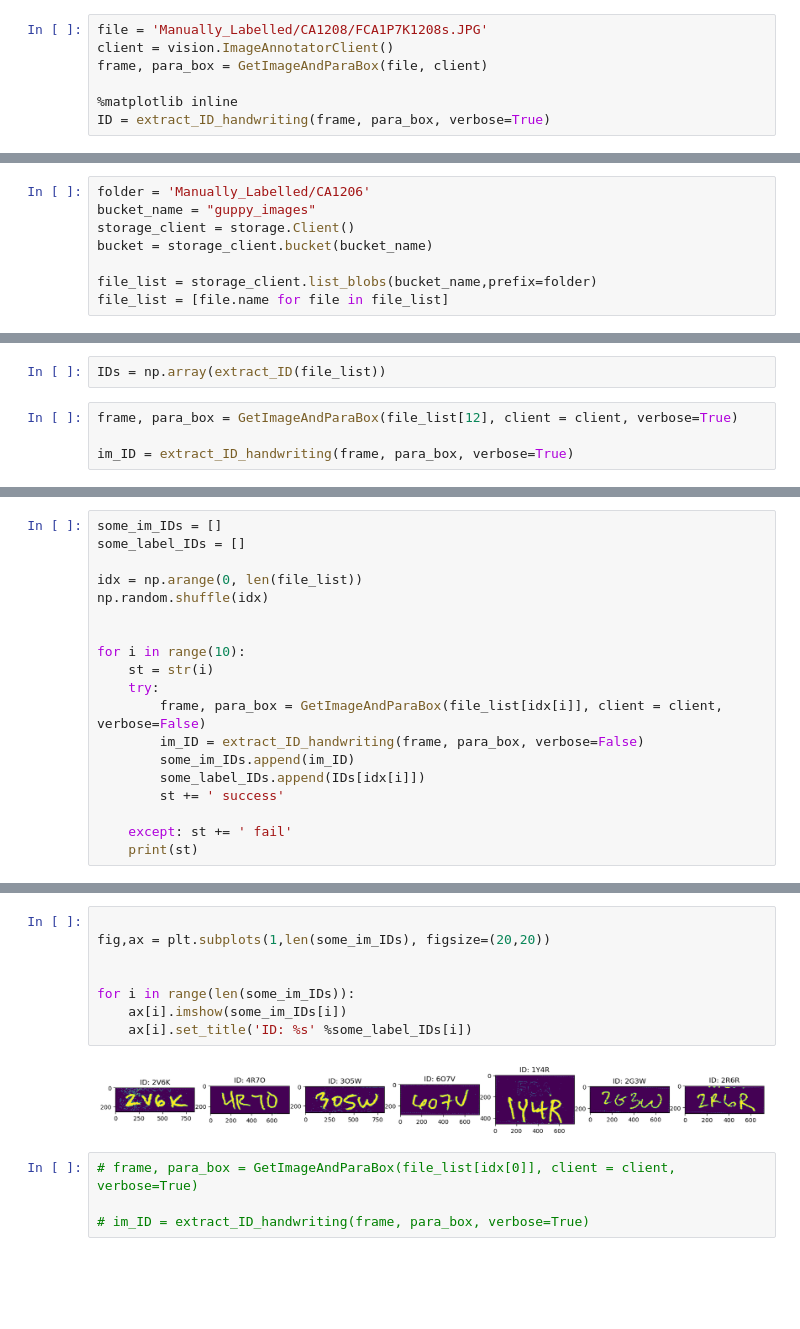
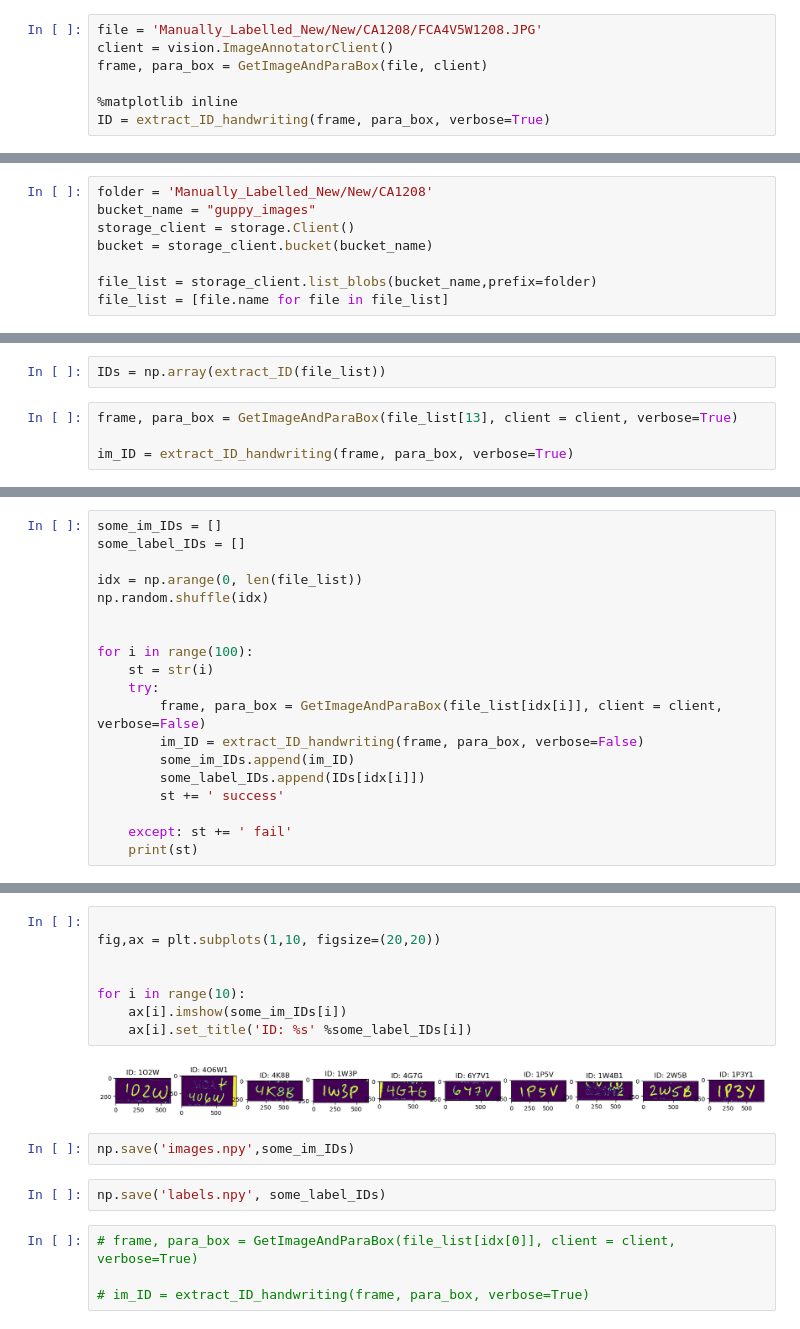
Before and after one commit to Jor-Lee/Guppies, a Jupyter notebook: Python_Files/ML_preprocessing.ipynb, the cells around one changed output, grey strips where cells are left out. Drawn from its saved outputs; the diff is of its cells as text; blank space fills up the shorter version.

```diff
--- a/Python_Files/ML_preprocessing.ipynb
+++ b/Python_Files/ML_preprocessing.ipynb
@@ -231,7 +233,7 @@ def extract_ID_handwriting(frame, paragraph_vertices, verbose=False):
 
     return frame
 # %%
-file = 'Manually_Labelled/CA1208/FCA1P7K1208s.JPG'
+file = 'Manually_Labelled_New/New/CA1208/FCA4V5W1208.JPG'
 client = vision.ImageAnnotatorClient()
 frame, para_box = GetImageAndParaBox(file, client)
 
@@ -242,5 +244,5 @@ ID = extract_ID_handwriting(frame, para_box, verbose=True)
 # %%
-folder = 'Manually_Labelled/CA1206'
+folder = 'Manually_Labelled_New/New/CA1208'
 bucket_name = "guppy_images"
 storage_client = storage.Client()
 bucket = storage_client.bucket(bucket_name)
@@ -267,7 +269,7 @@ def extract_ID(file_list):
 # %%
 IDs = np.array(extract_ID(file_list))
 # %%
-frame, para_box = GetImageAndParaBox(file_list[12], client = client, verbose=True)
+frame, para_box = GetImageAndParaBox(file_list[13], client = client, verbose=True)
 
 im_ID = extract_ID_handwriting(frame, para_box, verbose=True)
 # %% [output]
@@ -294,7 +296,7 @@ idx = np.arange(0, len(file_list))
 np.random.shuffle(idx)
 
 
-for i in range(10):
+for i in range(100):
     st = str(i)
     try:
         frame, para_box = GetImageAndParaBox(file_list[idx[i]], client = client, verbose=False)
@@ -319,13 +328,17 @@ for i in range(10):
 # %%
 
-fig,ax = plt.subplots(1,len(some_im_IDs), figsize=(20,20))
+fig,ax = plt.subplots(1,10, figsize=(20,20))
 
 
-for i in range(len(some_im_IDs)):
+for i in range(10):
     ax[i].imshow(some_im_IDs[i])
     ax[i].set_title('ID: %s' %some_label_IDs[i])
 # %% [output]
-[figure, old version]
+[figure, new version]
+# %%
+np.save('images.npy',some_im_IDs)
+# %%
+np.save('labels.npy', some_label_IDs)
 # %%
 # frame, para_box = GetImageAndParaBox(file_list[idx[0]], client = client, verbose=True)
 
```
Also changed, not shown: parts of 5 cells of this notebook, 3 other files.
